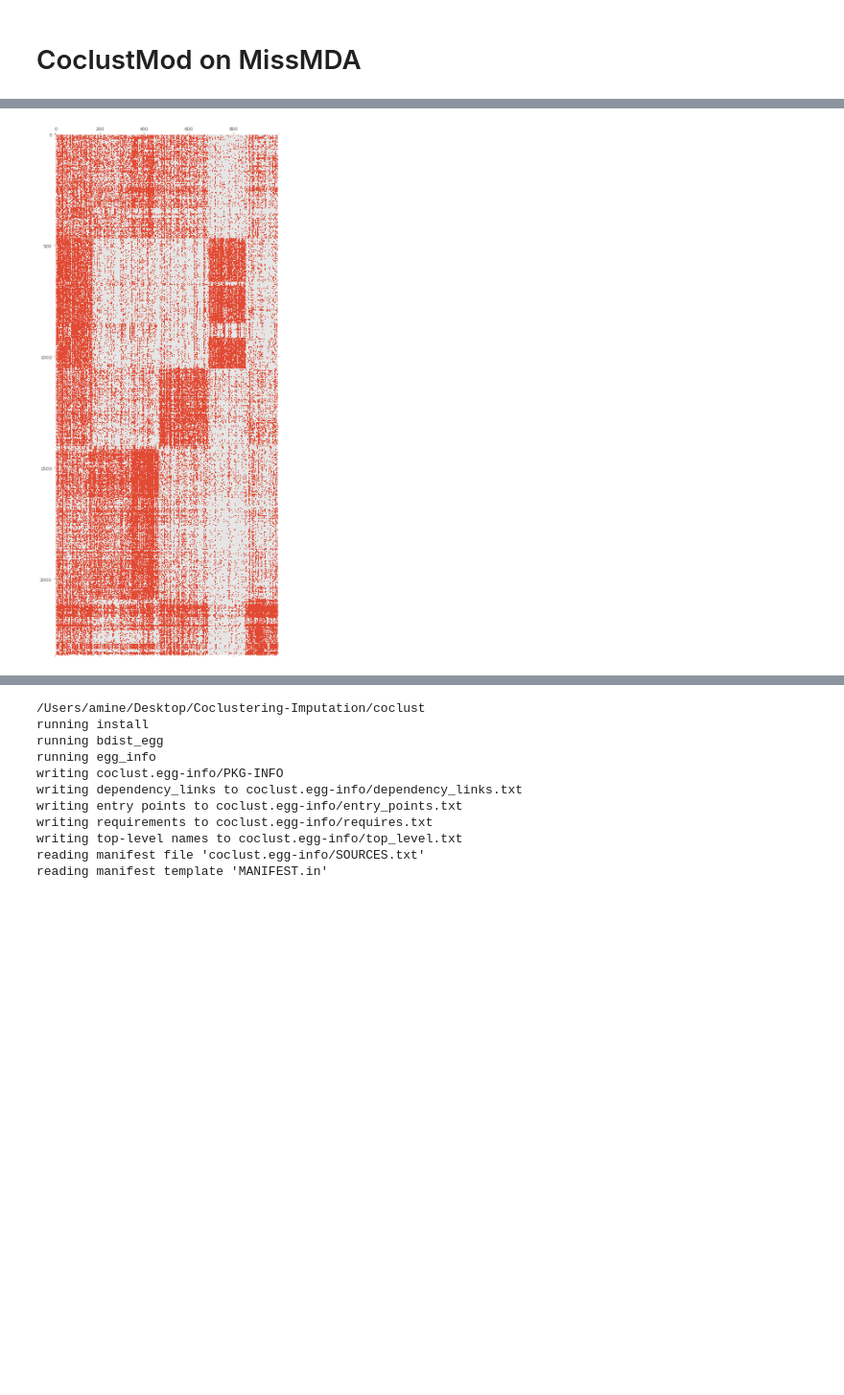
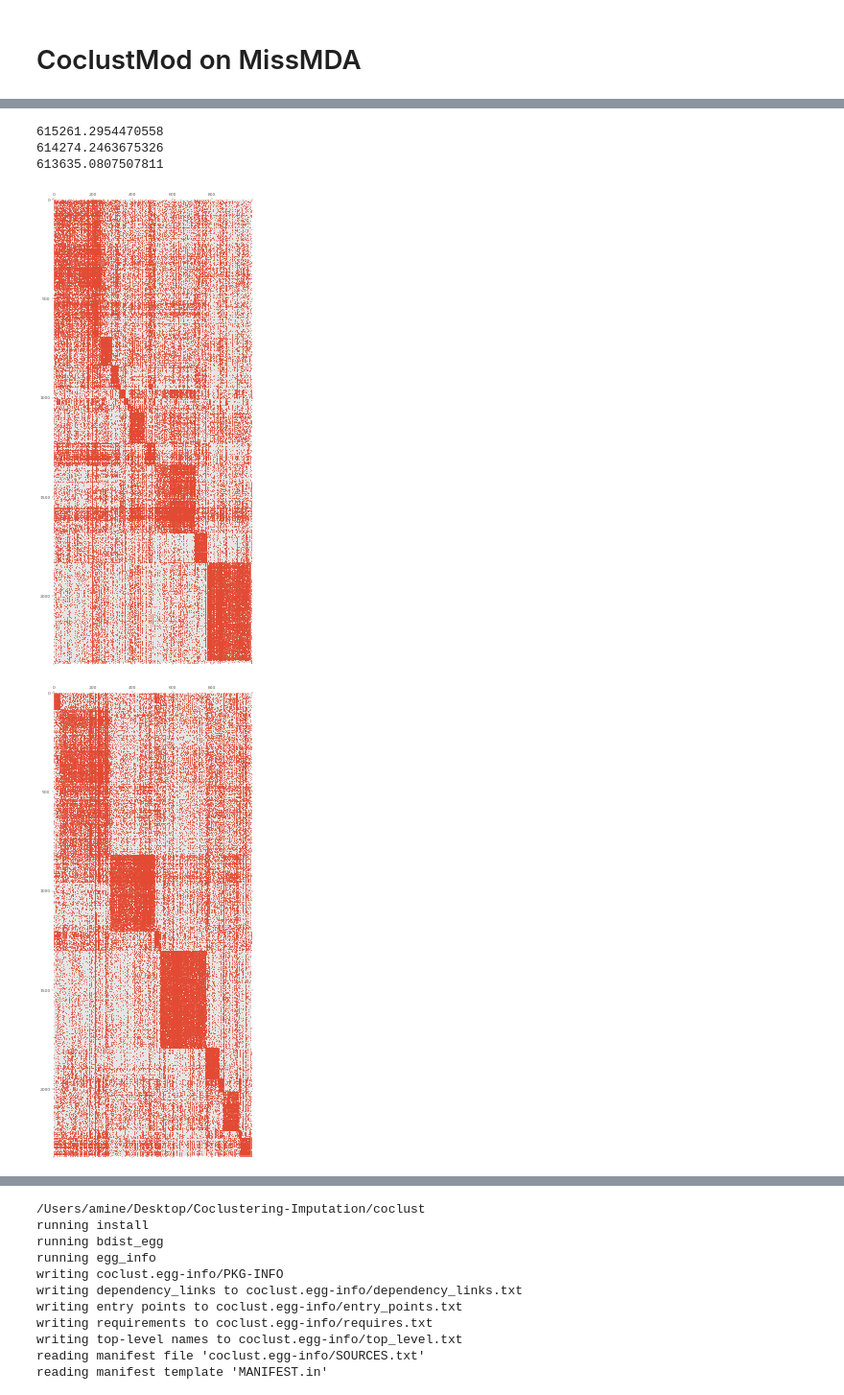
Before and after one commit to AmineFrj/Coclustering-Imputation, a Jupyter notebook: Project.ipynb, the cells around one changed output, grey strips where cells are left out. Shown at 96% size. Cells and saved outputs as stored; diff of their text form; code cells hidden in the pictures; blank space fills up the shorter version.

Commit message:
CoclustMod

```diff
--- a/Project.ipynb
+++ b/Project.ipynb
@@ -111,0 +118,16 @@ CoclustMod(init=None, max_iter=20, n_clusters=5, n_init=1, random_state=None,
+# %%
+file_name = "MissWebACE.csv"
+missX2 = pd.read_csv(file_name)
+
+file_name = "NaNs.mat"
+NaNs = loadmat(file_name)
+NaN = pd.DataFrame(list(zip(NaNs['row'][0]-1, NaNs['col'][0]-1)), columns =['row','col'])
+
+coclustModImput = CoclustMod(20, missing_indexes=NaN)
+coclustModImput.fit(missX2.values)
+
+print()
+
+## Test without imputation
+coclustMod = CoclustMod(20)
+coclustMod.fit(missX2.values)
@@ -112,12 +154,19 @@ CoclustMod(init=None, max_iter=20, n_clusters=5, n_init=1, random_state=None,
+# %%
+print(missX2.values.sum())
+print(coclustModImput.X.sum())
+print(WebACE['fea'].sum())
+# %% [output]
+615261.2954470558
+614274.2463675326
+613635.0807507811
 # %%
-# plot the reorganized matrix
-figure(num=None, figsize=(10, 20), dpi=40, facecolor='w', edgecolor='k')
+figure(num=None, figsize=(20, 20), dpi=32, facecolor='w', edgecolor='k')
+subplot(1, 2, 2)
+plot_reorganized_matrix(missX2.values, coclustMod)
 
-subplot(1, 2, 1)
-plot_reorganized_matrix(missX, coclustInfo_Imput)
-
-figure(num=None, figsize=(10, 20), dpi=40, facecolor='w', edgecolor='k')
-# plot the reorganized matrix
-plot_reorganized_matrix(missX, coMod_model)
+figure(num=None, figsize=(20, 20), dpi=32, facecolor='w', edgecolor='k')
+subplot(1, 2, 2)
+plot_reorganized_matrix(coclustModImput.X, coclustModImput)
 # %% [output]
-[figure, old version]
+[figure, new version]
+[figure, added]
```
Also changed, not shown: parts of 17 cells of this notebook, 6 other files.
